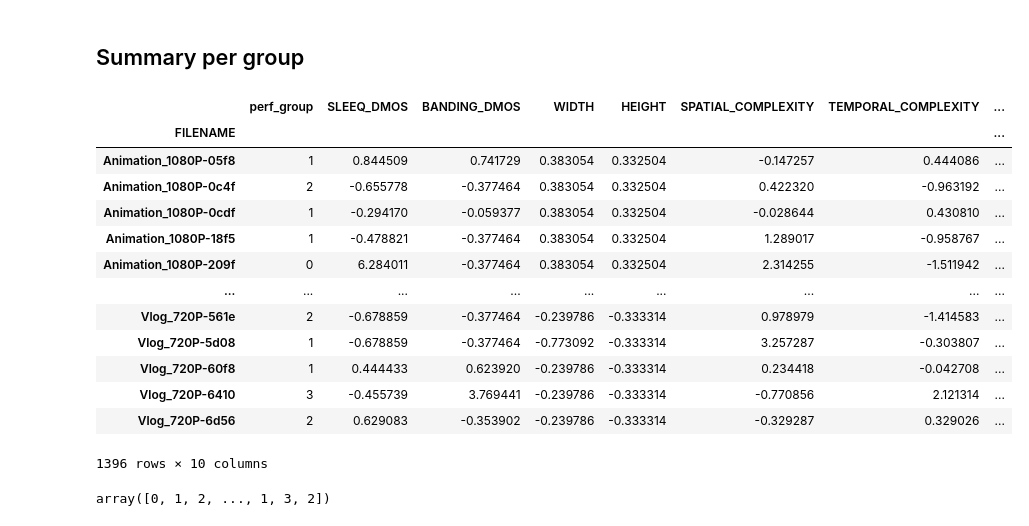
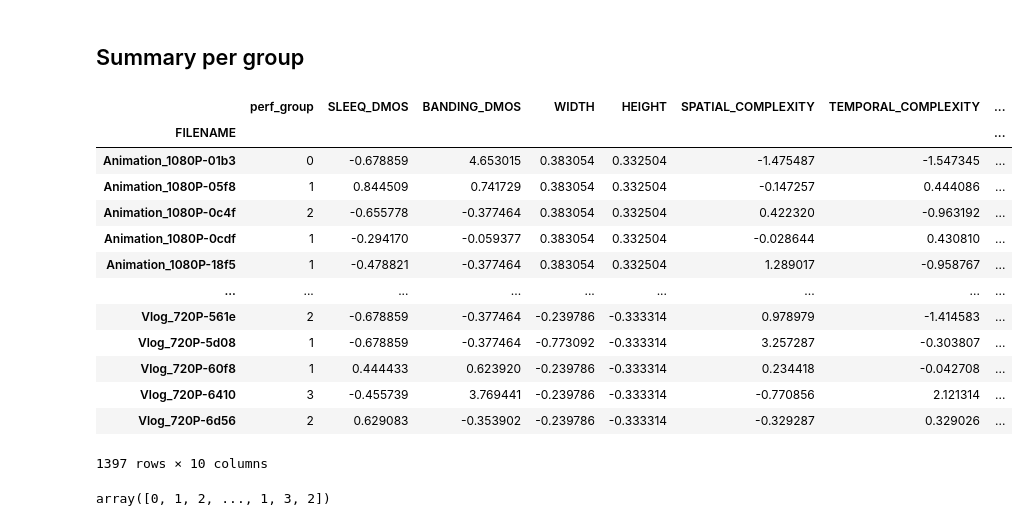
Before and after one commit to llesoil/input_sensitivity, a Jupyter notebook: src/main/encoded_size.ipynb, the cells around one changed output. Cells and saved outputs as stored; diff of their text form; code cells hidden in the pictures.

```diff
--- a/src/main/encoded_size.ipynb
+++ b/src/main/encoded_size.ipynb
@@ -170,8 +178,13 @@ def plot_correlationmatrix_dendogram(corr, img_name, ticks, method= 'ward', div=
             if i>j:
                 mask[order[i]][order[j]] = True
 
-    sns.clustermap(df, cmap="vlag", mask=mask, method=method,
+    g = sns.clustermap(df, cmap="vlag", mask=mask, method=method,
                    linewidths=0, figsize=(13, 13), cbar_kws={"ticks":ticks}, vmin =-1)
+    g.ax_heatmap.set_yticklabels([])
+    g.ax_heatmap.set_xticklabels([])
+    g.ax_heatmap.tick_params(right=False, bottom=False)
+    g.ax_heatmap.set_xlabel("Input videos", fontsize = 18)
+    g.ax_heatmap.set_ylabel("Input videos", fontsize = 18)
     plt.savefig(result_dir+img_name)
     plt.show()
 
@@ -775,33 +781,33 @@ dtype: float64
 # %%
 meta = pd.read_csv("../../data/ugc_meta/all_features.csv").set_index('FILENAME')
 meta['category']=[str(meta.index[i]).split('_')[0] for i in range(meta.shape[0])]
 del meta['NOISE_DMOS']
 meta = meta.fillna(0)
 cat_tab = pd.Series(meta['category'].values).unique()
 meta['video_category'] = [np.where(cat_tab==meta['category'][i])[0][0] for i in range(len(meta['category']))]
 del meta['category']
 for col in meta.columns:#[:len(meta.columns)-1]:
     inter = np.array(meta[col],float)
     meta[col] = (inter-np.mean(inter))/np.std(inter)
-perf = pd.DataFrame({'FILENAME': np.array([v_names[k][:-4] for k in range(len(v_names))])[1:],
-              'perf_group' : np.array([k for k in groups])[1:]}).set_index('FILENAME')
+perf = pd.DataFrame({'FILENAME': np.array([v_names[k][:-4] for k in range(len(v_names))]),
+              'perf_group' : np.array([k for k in groups])}).set_index('FILENAME')
 meta_perf = perf.join(meta)
 meta_perf
 # %% [output]
 |  | perf_group | SLEEQ_DMOS | BANDING_DMOS | WIDTH | HEIGHT | SPATIAL_COMPLEXITY | TEMPORAL_COMPLEXITY | ... |
 | FILENAME |  |  |  |  |  |  |  | ... |
+| Animation_1080P-01b3 | 0 | -0.678859 | 4.653015 | 0.383054 | 0.332504 | -1.475487 | -1.547345 | ... |
 | Animation_1080P-05f8 | 1 | 0.844509 | 0.741729 | 0.383054 | 0.332504 | -0.147257 | 0.444086 | ... |
 | Animation_1080P-0c4f | 2 | -0.655778 | -0.377464 | 0.383054 | 0.332504 | 0.422320 | -0.963192 | ... |
 | Animation_1080P-0cdf | 1 | -0.294170 | -0.059377 | 0.383054 | 0.332504 | -0.028644 | 0.430810 | ... |
 | Animation_1080P-18f5 | 1 | -0.478821 | -0.377464 | 0.383054 | 0.332504 | 1.289017 | -0.958767 | ... |
-| Animation_1080P-209f | 0 | 6.284011 | -0.377464 | 0.383054 | 0.332504 | 2.314255 | -1.511942 | ... |
 | ... | ... | ... | ... | ... | ... | ... | ... | ... |
 | Vlog_720P-561e | 2 | -0.678859 | -0.377464 | -0.239786 | -0.333314 | 0.978979 | -1.414583 | ... |
 | Vlog_720P-5d08 | 1 | -0.678859 | -0.377464 | -0.773092 | -0.333314 | 3.257287 | -0.303807 | ... |
 | Vlog_720P-60f8 | 1 | 0.444433 | 0.623920 | -0.239786 | -0.333314 | 0.234418 | -0.042708 | ... |
 | Vlog_720P-6410 | 3 | -0.455739 | 3.769441 | -0.239786 | -0.333314 | -0.770856 | 2.121314 | ... |
 | Vlog_720P-6d56 | 2 | 0.629083 | -0.353902 | -0.239786 | -0.333314 | -0.329287 | 0.329026 | ... |
-1396 rows × 10 columns
+1397 rows × 10 columns
 # %%
 meta_perf['str_video_cat'] = [str(meta_perf.index[i]).split('_')[0] for i in range(meta_perf.shape[0])]
 total_cat = meta_perf.groupby('str_video_cat').count()['perf_group']
```
Also changed, not shown: parts of 108 cells of this notebook.
